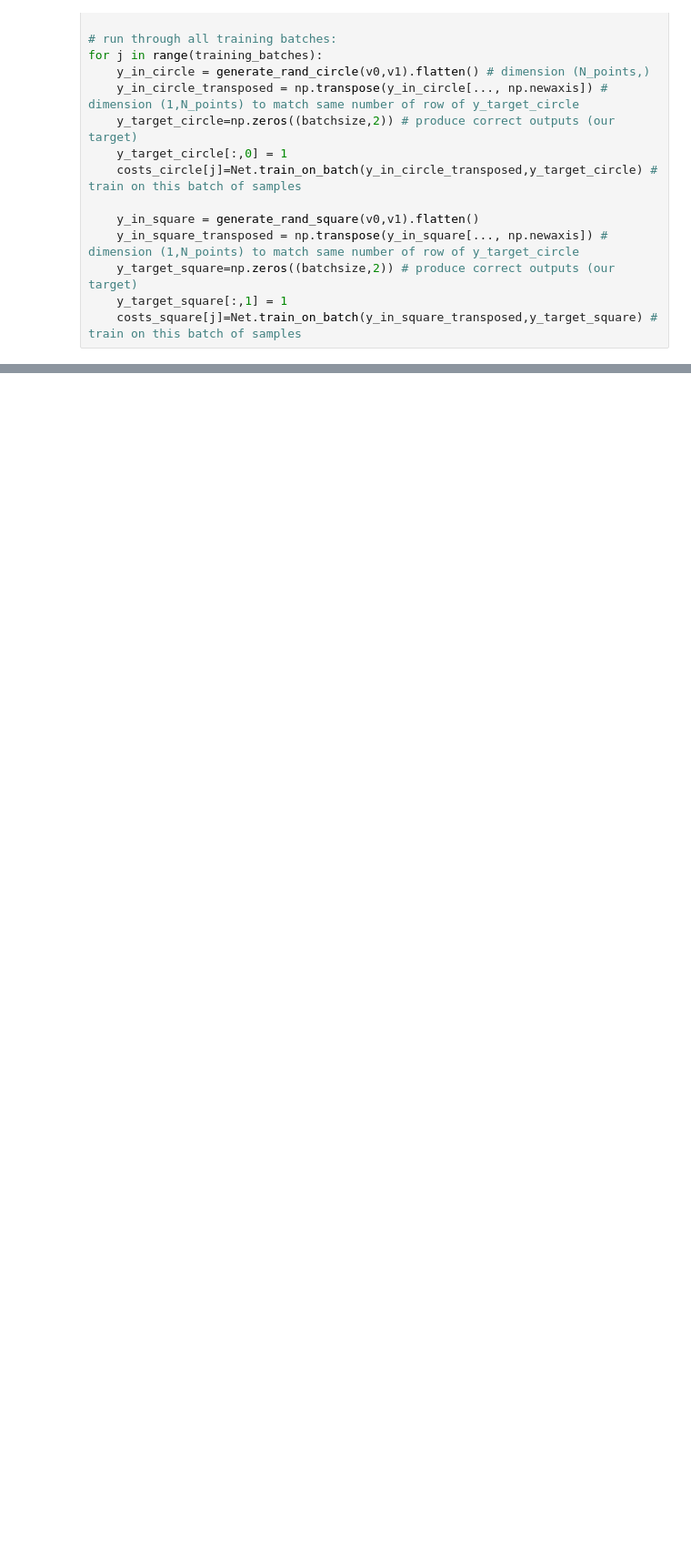
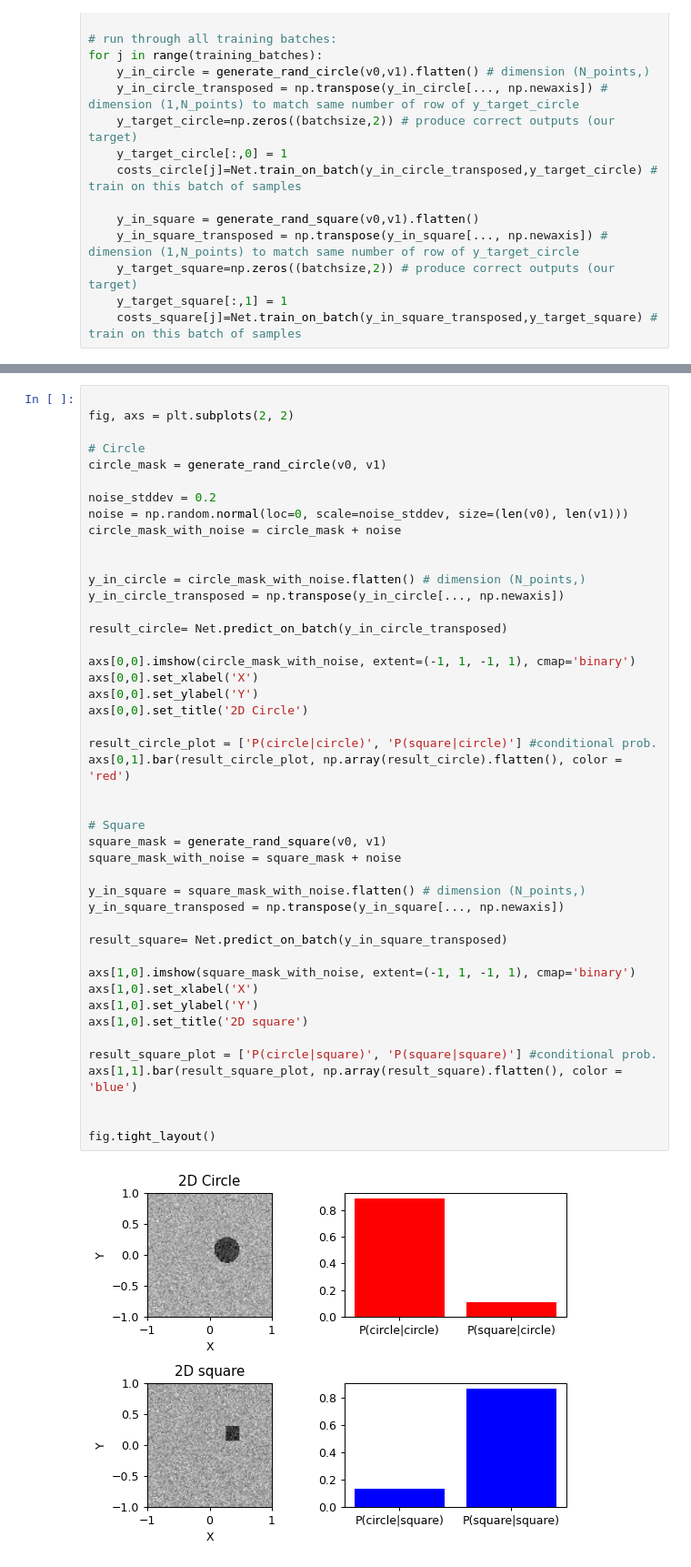
Before and after one commit to fabrizioberr/machine-learning-for-physicists, a Jupyter notebook: my_files/03_tutorial_KerasBasics_fabrizio.ipynb, the cells around one changed output, grey strips where cells are left out. Shown at 91% size. Cells and saved outputs as stored; diff of their text form; blank space fills up the shorter version.

Commit message:
adding noise to Ex. 3

```diff
--- a/my_files/03_tutorial_KerasBasics_fabrizio.ipynb
+++ b/my_files/03_tutorial_KerasBasics_fabrizio.ipynb
@@ -278,0 +287,47 @@ fig.tight_layout()
+# %%
+
+fig, axs = plt.subplots(2, 2)
+
+# Circle
+circle_mask = generate_rand_circle(v0, v1)
+
+noise_stddev = 0.2
+noise = np.random.normal(loc=0, scale=noise_stddev, size=(len(v0), len(v1)))
+circle_mask_with_noise = circle_mask + noise
+
+
+y_in_circle = circle_mask_with_noise.flatten() # dimension (N_points,)
+y_in_circle_transposed = np.transpose(y_in_circle[..., np.newaxis])
+
+result_circle= Net.predict_on_batch(y_in_circle_transposed)
+
+axs[0,0].imshow(circle_mask_with_noise, extent=(-1, 1, -1, 1), cmap='binary')
+axs[0,0].set_xlabel('X')
+axs[0,0].set_ylabel('Y')
+axs[0,0].set_title('2D Circle')
+
+result_circle_plot = ['P(circle|circle)', 'P(square|circle)'] #conditional prob.
+axs[0,1].bar(result_circle_plot, np.array(result_circle).flatten(), color = 'red')
+
+
+# Square
+square_mask = generate_rand_square(v0, v1)
+square_mask_with_noise = square_mask + noise
+
+y_in_square = square_mask_with_noise.flatten() # dimension (N_points,)
+y_in_square_transposed = np.transpose(y_in_square[..., np.newaxis])
+
+result_square= Net.predict_on_batch(y_in_square_transposed)
+
+axs[1,0].imshow(square_mask_with_noise, extent=(-1, 1, -1, 1), cmap='binary')
+axs[1,0].set_xlabel('X')
+axs[1,0].set_ylabel('Y')
+axs[1,0].set_title('2D square')
+
+result_square_plot = ['P(circle|square)', 'P(square|square)'] #conditional prob.
+axs[1,1].bar(result_square_plot, np.array(result_square).flatten(), color = 'blue')
+
+
+fig.tight_layout()
+# %% [output]
+[figure, added]
```
Also changed, not shown: parts of 9 cells of this notebook, 2 other files.
